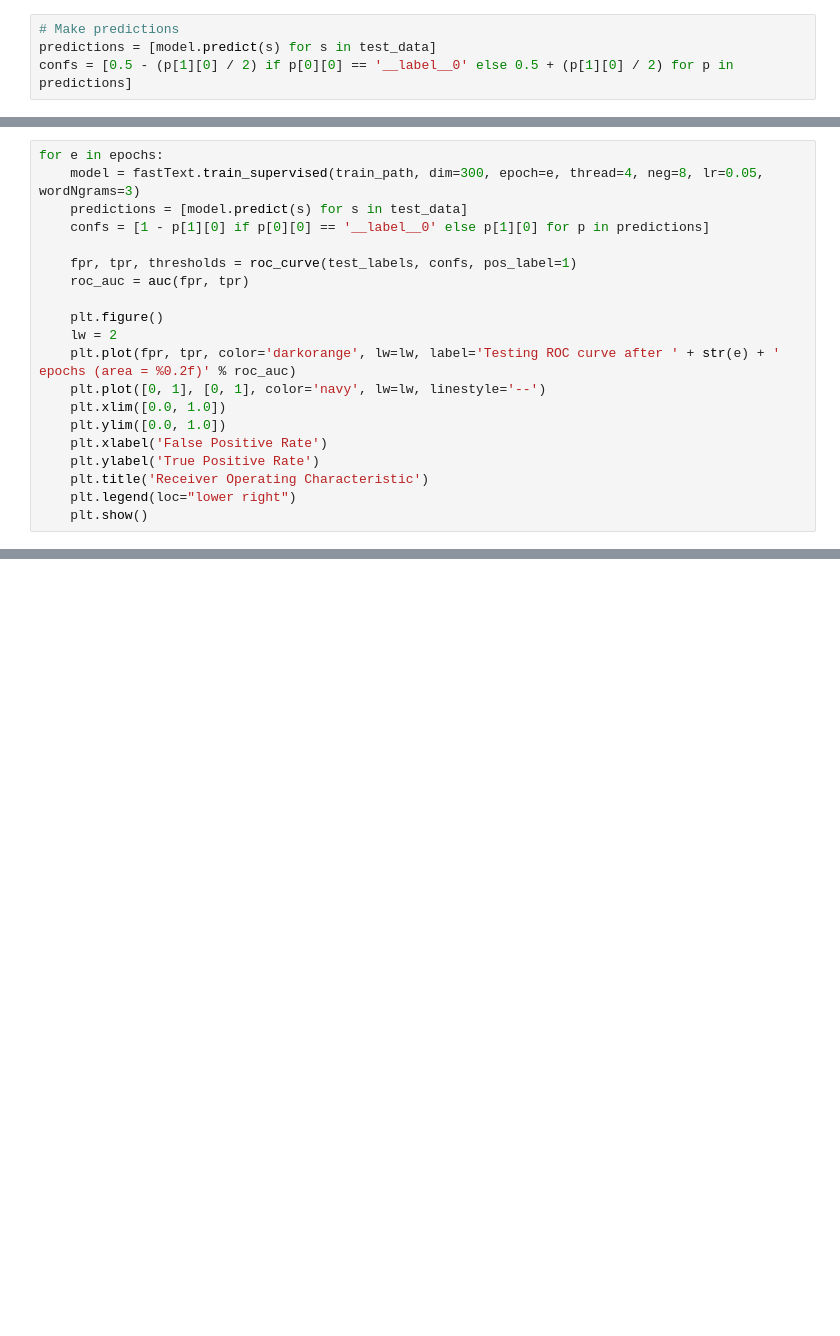
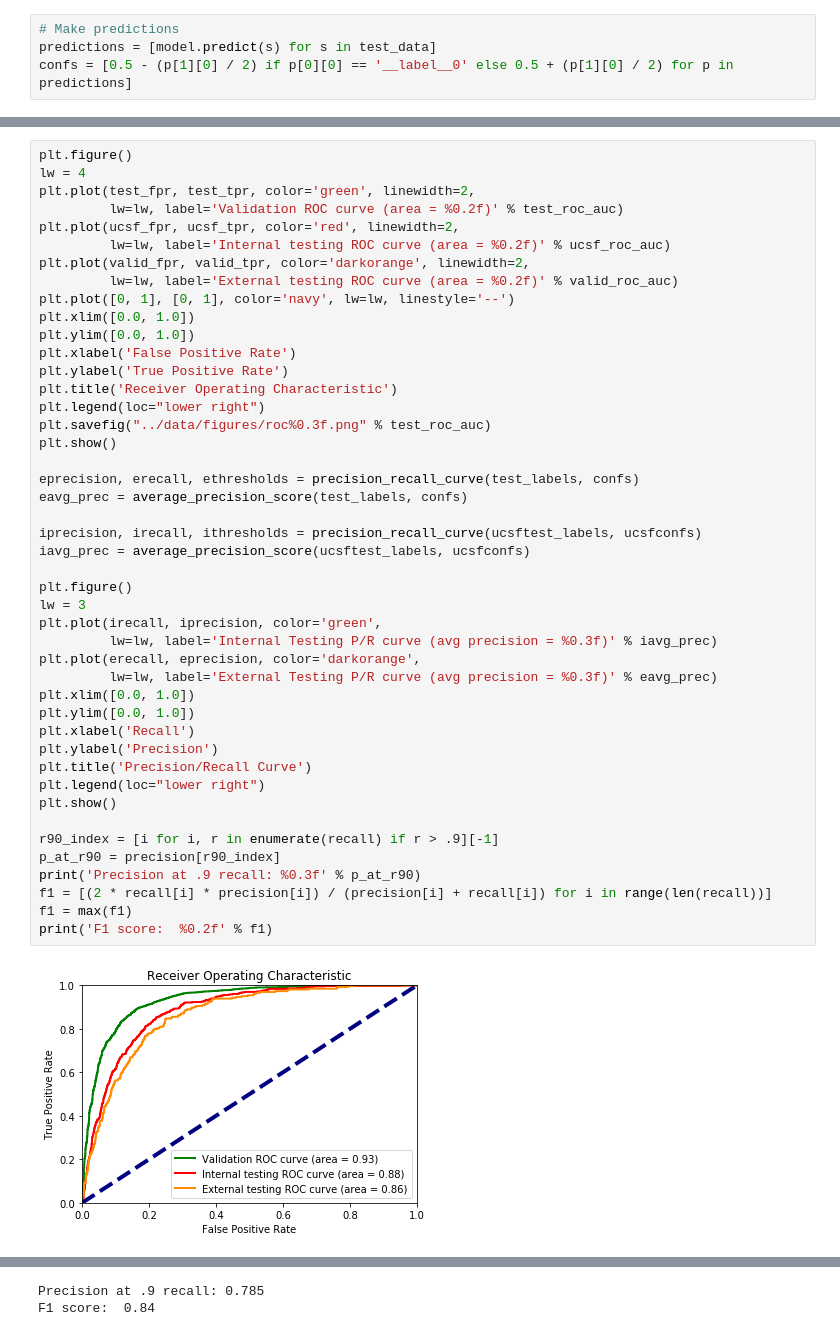
Before and after one commit to bdrad/report_categorization, a Jupyter notebook: src/fastTextClassify.ipynb, the cells around one changed output, grey strips where cells are left out. Saved outputs shown, nothing was run; the diff lists cells and outputs as text; blank space fills up the shorter version.

```diff
--- a/src/fastTextClassify.ipynb
+++ b/src/fastTextClassify.ipynb
@@ -112,20 +95,0 @@ epochs = [1, 2, 3] + list(range(5, 10, 5))
-# %%
-for e in epochs:
-    model = fastText.train_supervised(train_path, dim=300, epoch=e, thread=4, neg=8, lr=0.05, wordNgrams=3)
-    predictions = [model.predict(s) for s in test_data]
-    confs = [1 - p[1][0] if p[0][0] == '__label__0' else p[1][0] for p in predictions]
-
-    fpr, tpr, thresholds = roc_curve(test_labels, confs, pos_label=1)
-    roc_auc = auc(fpr, tpr)
-
-    plt.figure()
-    lw = 2
-    plt.plot(fpr, tpr, color='darkorange', lw=lw, label='Testing ROC curve after ' + str(e) + ' epochs (area = %0.2f)' % roc_auc)
-    plt.plot([0, 1], [0, 1], color='navy', lw=lw, linestyle='--')
-    plt.xlim([0.0, 1.0])
-    plt.ylim([0.0, 1.0])
-    plt.xlabel('False Positive Rate')
-    plt.ylabel('True Positive Rate')
-    plt.title('Receiver Operating Characteristic')
-    plt.legend(loc="lower right")
-    plt.show()
@@ -163,0 +166,47 @@ NEGEX_thank: (('__label__0',), array([0.78698808]))
+# %%
+plt.figure()
+lw = 4
+plt.plot(test_fpr, test_tpr, color='green', linewidth=2,
+         lw=lw, label='Validation ROC curve (area = %0.2f)' % test_roc_auc)
+plt.plot(ucsf_fpr, ucsf_tpr, color='red', linewidth=2,
+         lw=lw, label='Internal testing ROC curve (area = %0.2f)' % ucsf_roc_auc)
+plt.plot(valid_fpr, valid_tpr, color='darkorange', linewidth=2,
+         lw=lw, label='External testing ROC curve (area = %0.2f)' % valid_roc_auc)
+plt.plot([0, 1], [0, 1], color='navy', lw=lw, linestyle='--')
+plt.xlim([0.0, 1.0])
+plt.ylim([0.0, 1.0])
+plt.xlabel('False Positive Rate')
+plt.ylabel('True Positive Rate')
+plt.title('Receiver Operating Characteristic')
+plt.legend(loc="lower right")
+plt.savefig("../data/figures/roc%0.3f.png" % test_roc_auc)
+plt.show()
+
+eprecision, erecall, ethresholds = precision_recall_curve(test_labels, confs)
+eavg_prec = average_precision_score(test_labels, confs)
+
+iprecision, irecall, ithresholds = precision_recall_curve(ucsftest_labels, ucsfconfs)
+iavg_prec = average_precision_score(ucsftest_labels, ucsfconfs)
+
+plt.figure()
+lw = 3
+plt.plot(irecall, iprecision, color='green',
+         lw=lw, label='Internal Testing P/R curve (avg precision = %0.3f)' % iavg_prec)
+plt.plot(erecall, eprecision, color='darkorange',
+         lw=lw, label='External Testing P/R curve (avg precision = %0.3f)' % eavg_prec)
+plt.xlim([0.0, 1.0])
+plt.ylim([0.0, 1.0])
+plt.xlabel('Recall')
+plt.ylabel('Precision')
+plt.title('Precision/Recall Curve')
+plt.legend(loc="lower right")
+plt.show()
+
+r90_index = [i for i, r in enumerate(recall) if r > .9][-1]
+p_at_r90 = precision[r90_index]
+print('Precision at .9 recall: %0.3f' % p_at_r90)
+f1 = [(2 * recall[i] * precision[i]) / (precision[i] + recall[i]) for i in range(len(recall))]
+f1 = max(f1)
+print('F1 score:  %0.2f' % f1)
+# %% [output]
+[figure, added]
@@ -163,0 +214,2 @@ NEGEX_thank: (('__label__0',), array([0.78698808]))
+Precision at .9 recall: 0.785
+F1 score:  0.84
```
Also changed, not shown: parts of 21 cells of this notebook, 7 other files.
